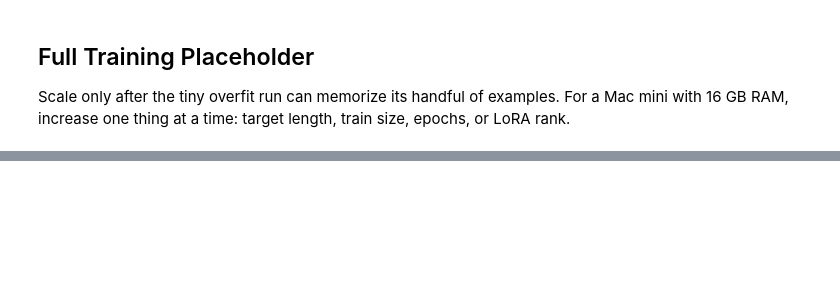
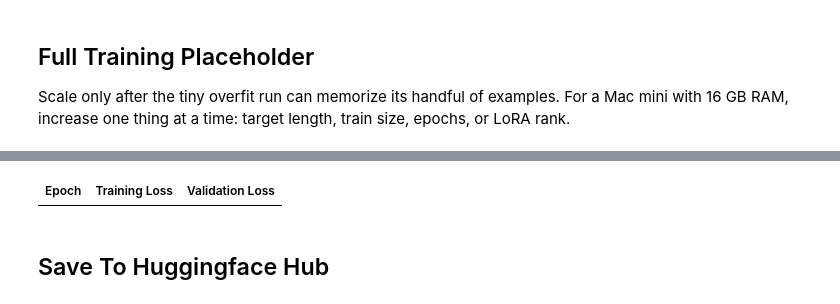
Before and after one commit to ncruickshank/scryfall-llm-sandbox, a Jupyter notebook: notebooks/scryfall_card_ocr_granite_docling_258m_finetune.ipynb, the cells around one changed output, grey strips where cells are left out. Saved outputs shown, nothing was run; the diff lists cells and outputs as text; code cells hidden in the pictures; blank space fills up the shorter version.

Commit message:
try fine tuning granite, too slow

```diff
--- a/notebooks/scryfall_card_ocr_granite_docling_258m_finetune.ipynb
+++ b/notebooks/scryfall_card_ocr_granite_docling_258m_finetune.ipynb
@@ -596,12 +576,16 @@ class GraniteCardOCRCollator:
 train_records = [record for record in custom_data if record["split"] == "train"]
 eval_records = [record for record in custom_data if record["split"] == "val"]
 
-tiny_train_records = train_records[: config.tiny_train_size]
-tiny_eval_records = eval_records[: config.tiny_eval_size]
+# tiny_train_records = train_records[: config.tiny_train_size]
+# tiny_eval_records = eval_records[: config.tiny_eval_size]
 
-tiny_train_dataset = GraniteCardOCRDataset(tiny_train_records)
-tiny_eval_dataset = GraniteCardOCRDataset(tiny_eval_records)
+# # quick test of huggingface upload
+# train_records = train_records[:10]
+# eval_records = eval_records[:3]
+
+train_dataset = GraniteCardOCRDataset(train_records)
+eval_dataset = GraniteCardOCRDataset(eval_records)
 collator = GraniteCardOCRCollator(processor, CARD_EXTRACTION_PROMPT, config.max_sequence_length)
 
-batch = collator([tiny_train_dataset[0]])
-{k: tuple(v.shape) for k, v in batch.items() if hasattr(v, "shape")}
+# batch = collator([tiny_train_dataset[0]])
+# {k: tuple(v.shape) for k, v in batch.items() if hasattr(v, "shape")}
@@ -699,7 +677,7 @@ training_args = TrainingArguments(
     save_total_limit=config.save_total_limit,
     report_to="none",
     remove_unused_columns=False,
-    dataloader_num_workers=0,
+    dataloader_num_workers=0, # 0 is safe on CUDA, 2 may help but not much
     fp16=False,
     bf16=False,
 )
@@ -707,8 +685,8 @@ training_args = TrainingArguments(
 trainer = Trainer(
     model=lora_model,
     args=training_args,
-    train_dataset=tiny_train_dataset,
-    eval_dataset=tiny_eval_dataset,
+    train_dataset=train_dataset,
+    eval_dataset=eval_dataset,
     data_collator=collator,
     processing_class=processor,
 )
@@ -716,6 +694,6 @@ trainer
 # %% [output]
 <transformers.trainer.Trainer at 0x...>
 # %%
-# Tiny overfit sanity check. If this is too slow or hits memory pressure, reduce config.tiny_train_size first.
-tiny_overfit_result = trainer.train()
-tiny_overfit_result
+# # Tiny overfit sanity check. If this is too slow or hits memory pressure, reduce config.tiny_train_size first.
+# tiny_overfit_result = trainer.train()
+# tiny_overfit_result
@@ -818,9 +759,11 @@ Hexproof (This creature can't be the target of spells or abilities your opponent
 Scale only after the tiny overfit run can memorize its handful of examples. For a Mac mini with 16 GB RAM, increase one thing at a time: target length, train size, epochs, or LoRA rank.
 # %%
 # Full-dataset sketch. Leave this disabled until the tiny overfit behavior is acceptable.
-# full_train_dataset = GraniteCardOCRDataset(train_records)
-# full_eval_dataset = GraniteCardOCRDataset(eval_records)
-# trainer.train_dataset = full_train_dataset
-# trainer.eval_dataset = full_eval_dataset
-# full_train_result = trainer.train()
-# full_train_result
+full_train_dataset = GraniteCardOCRDataset(train_records)
+full_eval_dataset = GraniteCardOCRDataset(eval_records)
+trainer.train_dataset = full_train_dataset
+trainer.eval_dataset = full_eval_dataset
+full_train_result = trainer.train()
+
+full_train_result
+# %% [output]
@@ -826,0 +771,3 @@ Scale only after the tiny overfit run can memorize its handful of examples. For
+| Epoch | Training Loss | Validation Loss |
+# %% [markdown]
+## Save To Huggingface Hub
```
Also changed, not shown: parts of 14 cells of this notebook, 1 other file.
